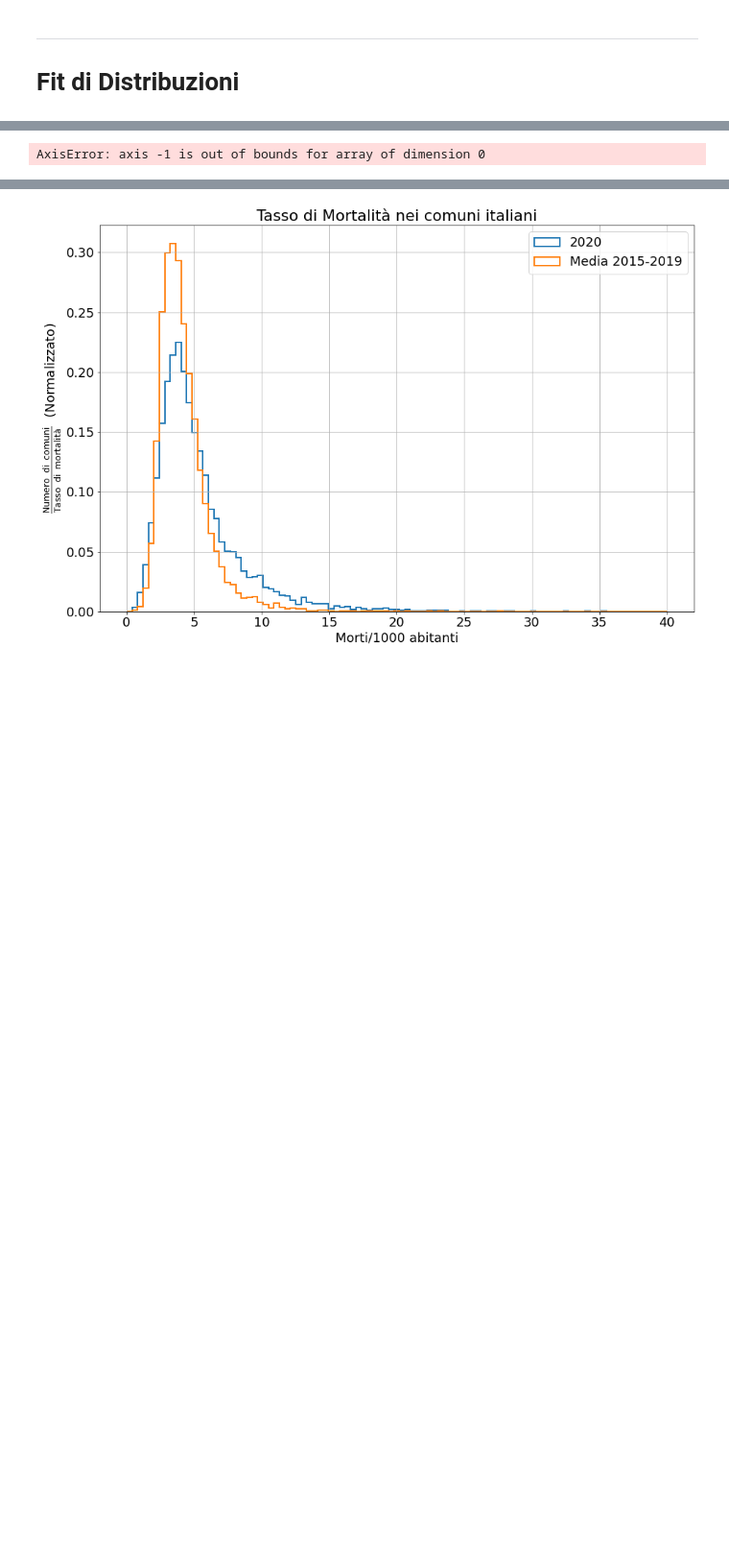
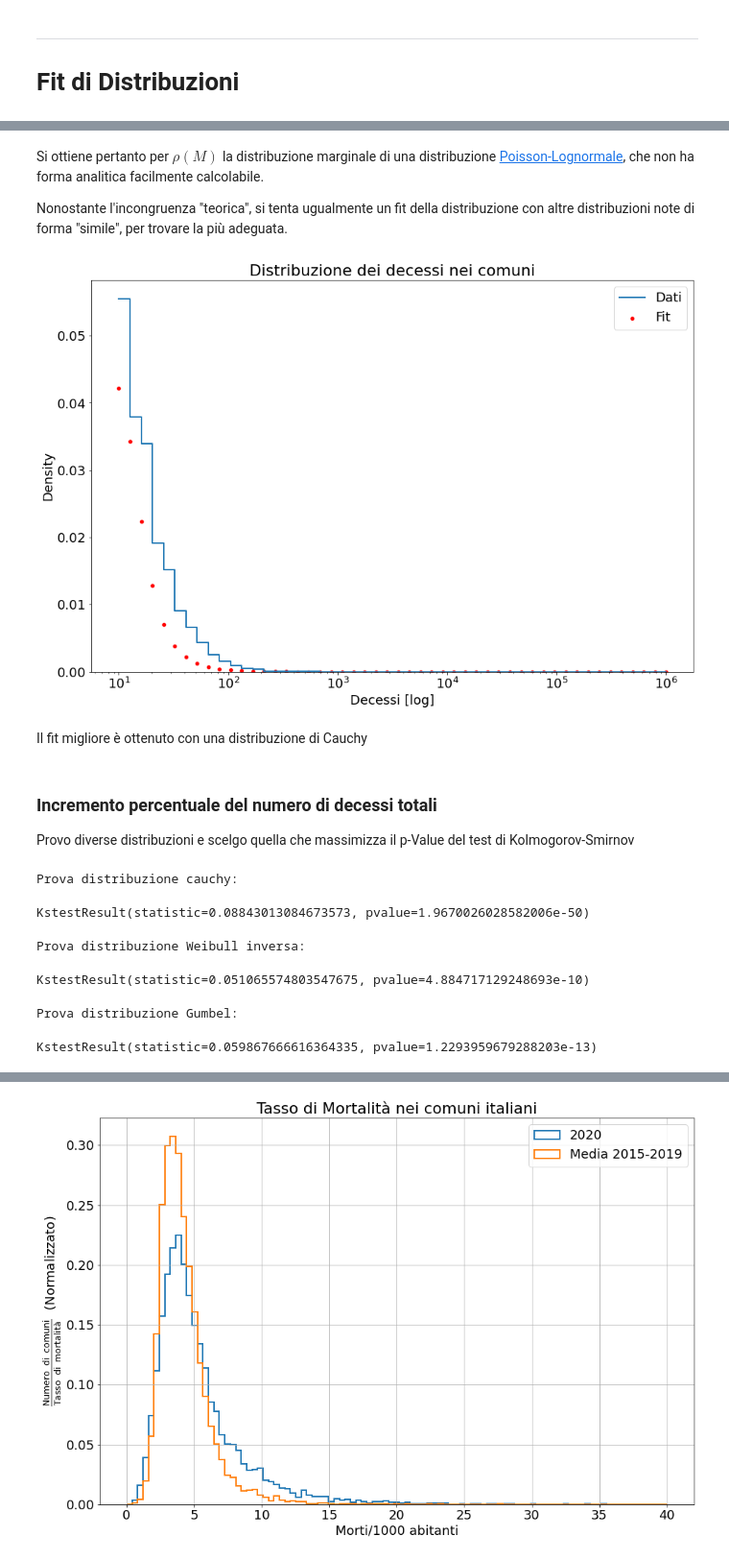
Before and after one commit to EdoardoTronconi/ProgettoPS, a Jupyter notebook: Esame_Tronconi_975734.ipynb, the cells around one changed output, grey strips where cells are left out. Shown at 96% size. Cells and saved outputs as stored; diff of their text form; code cells hidden in the pictures; blank space fills up the shorter version.

Commit message:
fit e test

```diff
--- a/Esame_Tronconi_975734.ipynb
+++ b/Esame_Tronconi_975734.ipynb
@@ -622,13 +678,49 @@ CORR_matrix
+# %% [markdown]
+Si ottiene pertanto per $\rho(M)$ la distribuzione marginale di una distribuzione [Poisson-Lognormale](https://academic.oup.com/biomet/article/76/4/643/254386?login=true), che non ha forma analitica facilmente calcolabile.
+
+Nonostante l'incongruenza "teorica", si tenta ugualmente un fit della distribuzione con altre distribuzioni note di forma "simile", per trovare la più adeguata.
+# %%
+params = st.cauchy.fit(DECESSI[('TOTALI (Mar-Giu)','2020','totale')].dropna())
+FIT = st.cauchy(params[0],params[1])
+
+bins=np.logspace(1,6,50)
+ax = sns.histplot(data=DECESSI[('TOTALI (Mar-Giu)','2020','totale')].dropna(), element='step', fill=False, bins=bins, stat='density', label='Dati', lw=2)
+plt.xlabel('Decessi [log]');
+
+sns.scatterplot(x=bins, y=FIT.pdf(bins), label='Fit', color='red')
+plt.title('Distribuzione dei decessi nei comuni')
+ax.set_xscale('log')
+
+plt.legend();
+# %% [output]
+[figure, added]
+# %% [markdown]
+Il fit migliore è ottenuto con una distribuzione di Cauchy
+# %% [markdown]
+### Incremento percentuale del numero di decessi totali
+Provo diverse distribuzioni e scelgo quella che massimizza il p-Value del test di Kolmogorov-Smirnov
 # %%
-params = st.cauchy.fit(INCR[('TOTALI (Mar-Giu)','totale')].dropna())
+params = st.cauchy.fit(INCR.dropna()[('TOTALI (Mar-Giu)','totale')])
 FIT_cauchy = st.cauchy(params[0],params[1])
-st.kstest(INCR[('TOTALI (Mar-Giu)','totale')].values,FIT_cauchy)
+print('Prova distribuzione cauchy:')
+st.kstest(INCR.dropna()[('TOTALI (Mar-Giu)','totale')].values,FIT_cauchy.cdf)
 # %% [output]
-AxisError: axis -1 is out of bounds for array of dimension 0
+Prova distribuzione cauchy:
+KstestResult(statistic=0.08843013084673573, pvalue=1.9670026028582006e-50)
 # %%
-params = st.invweibull.fit(INCR.dropna()[('TOTALI (Mar-Giu)','totale')].dropna())
+params = st.invweibull.fit(INCR.dropna()[('TOTALI (Mar-Giu)','totale')])
 FIT_invWeibull = st.invweibull(params[0],params[1],params[2])
+print('Prova distribuzione Weibull inversa:')
+st.kstest(INCR.dropna()[('TOTALI (Mar-Giu)','totale')].values,FIT_invWeibull.cdf)
+# %% [output]
+Prova distribuzione Weibull inversa:
+KstestResult(statistic=0.051065574803547675, pvalue=4.884717129248693e-10)
 # %%
-params = st.gumbel_r.fit(INCR.dropna()[('TOTALI (Mar-Giu)','totale')].dropna())
+params = st.gumbel_r.fit(INCR.dropna()[('TOTALI (Mar-Giu)','totale')])
 FIT_gumbel= st.gumbel_r(params[0],params[1])
+print('Prova distribuzione Gumbel:')
+st.kstest(INCR.dropna()[('TOTALI (Mar-Giu)','totale')].values,FIT_gumbel.cdf)
+# %% [output]
+Prova distribuzione Gumbel:
+KstestResult(statistic=0.059867666616364335, pvalue=1.2293959679288203e-13)
 # %%
```
Also changed, not shown: parts of 36 cells of this notebook.
